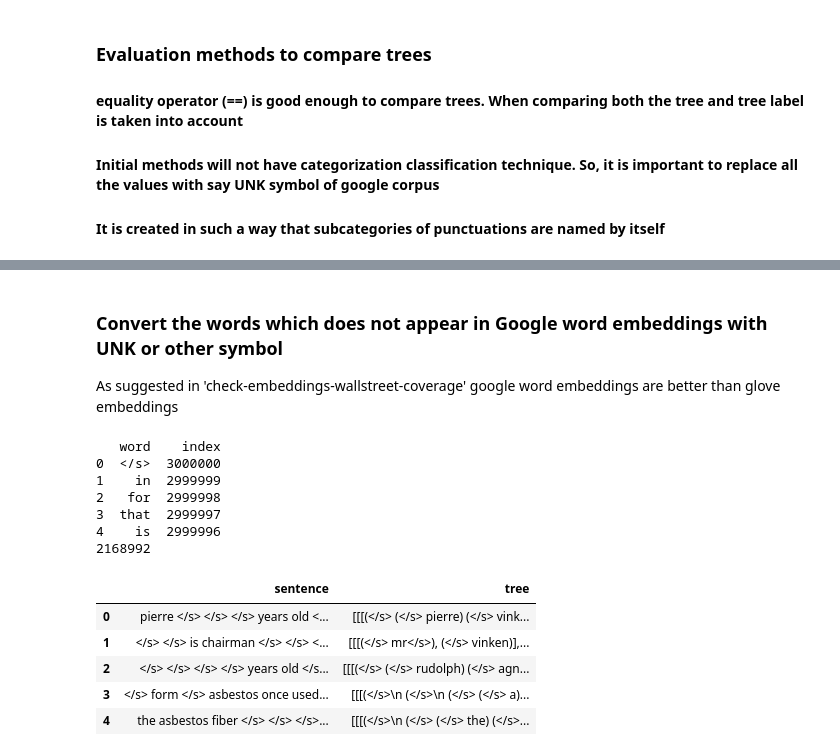
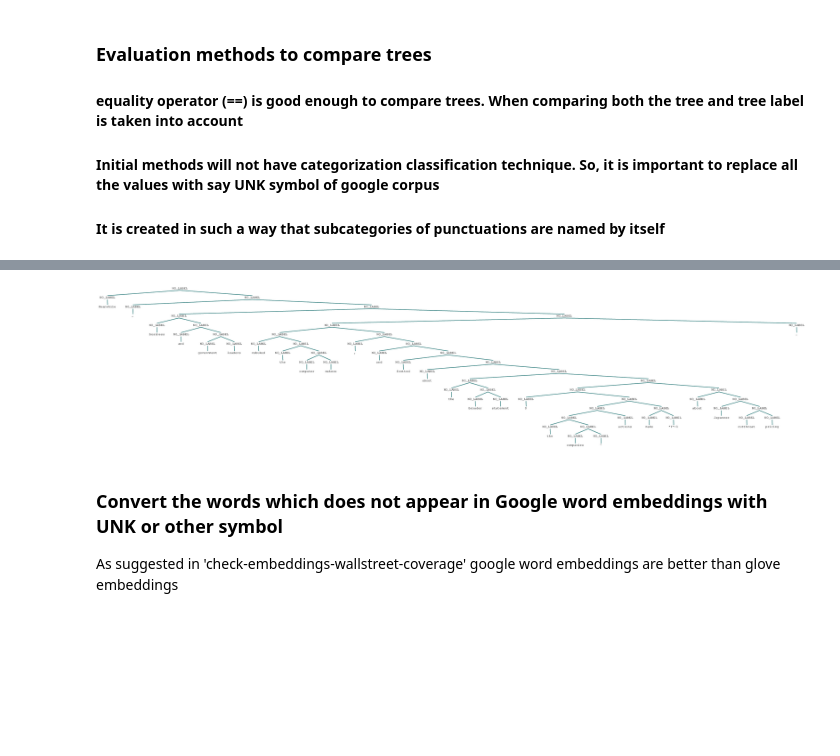
Before and after one commit to Kandy16/constituency-parsing, a Jupyter notebook: pre-processing/wallstreet-journal-data-preprocessing.ipynb, the cells around one changed output, grey strips where cells are left out. Drawn from its saved outputs; the diff is of its cells as text; code cells hidden in the pictures; blank space fills up the shorter version.

```diff
--- a/pre-processing/wallstreet-journal-data-preprocessing.ipynb
+++ b/pre-processing/wallstreet-journal-data-preprocessing.ipynb
@@ -147,39 +94,13 @@ treeDataframe.head()
+# %%
+preprocessed_trees = []
+for i in range(len(trees)):
+    tree = trees[i]
+    preprocess_tree(tree)
+    preprocessed_trees.append(tree)
+
+preprocessed_trees[1000]
+# %% [output]
+[figure, added]
 # %% [markdown]
 ### Convert the words which does not appear in Google word embeddings with UNK or other symbol
 As suggested in 'check-embeddings-wallstreet-coverage' google word embeddings are better than glove embeddings
-# %%
-googleVocab = pd.read_csv(dataset_path+'google-vocab.txt', sep=' ', header=None)
-googleVocab.columns = ['word', 'index']
-print(googleVocab.head())
-
-google_vocab_list = googleVocab['word'].values.tolist()
-#google_vocab_list = [str(word).lower() for word in google_vocab_list] # lower casing resulted in 1965718
-google_vocab_set = set(google_vocab_list)
-print(len(google_vocab_set))
-# %% [output]
-   word    index
-0  </s>  3000000
-1    in  2999999
-2   for  2999998
-3  that  2999997
-4    is  2999996
-2168992
-# %%
-treeData_with_replacement = treeDataframe.copy()
-UNK = '</s>' # this is the symbol for UNK in google corpus
-
-def convert_non_occurrent_corpus_with_unk(sentence):
-    words = sentence.split()
-    words = [word if word in google_vocab_set else UNK for word in words]
-    new_sentence = ' '.join(words) # convert back to a sentence
-    return new_sentence
-
-treeData_with_replacement['sentence'] = treeData_with_replacement['sentence'].apply(convert_non_occurrent_corpus_with_unk)
-treeData_with_replacement.head()
-# %% [output]
-|  | sentence | tree |
-| 0 | pierre </s> </s> </s> years old <... | [[[(</s> (</s> pierre) (</s> vink... |
-| 1 | </s> </s> is chairman </s> </s> <... | [[[(</s> mr</s>), (</s> vinken)],... |
-| 2 | </s> </s> </s> </s> years old </s... | [[[(</s> (</s> rudolph) (</s> agn... |
-| 3 | </s> form </s> asbestos once used... | [[[(</s>\n (</s>\n (</s> (</s> a)... |
-| 4 | the asbestos fiber </s> </s> </s>... | [[[(</s>\n (</s> (</s> the) (</s>... |
```
Also changed, not shown: parts of 23 cells of this notebook, 2 other files.
